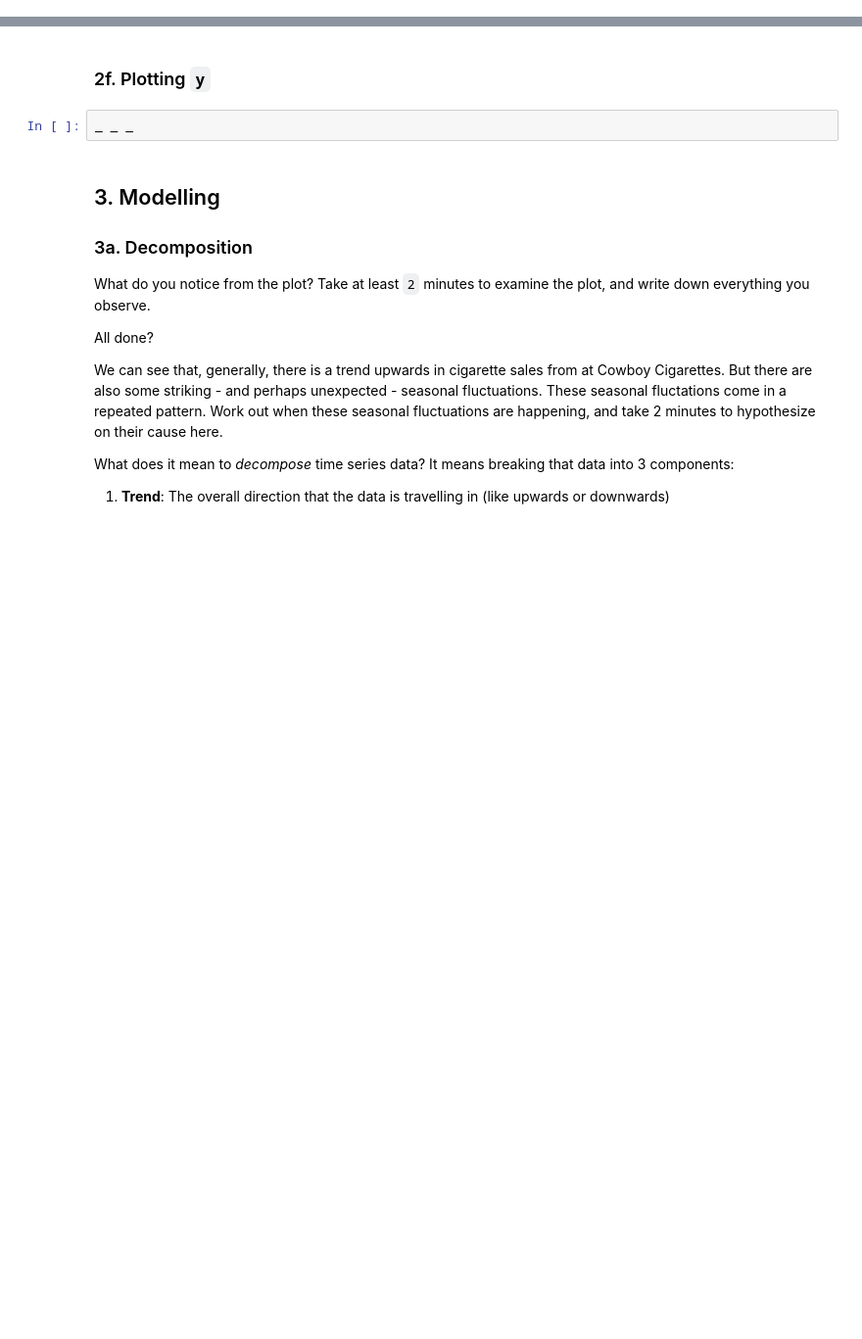
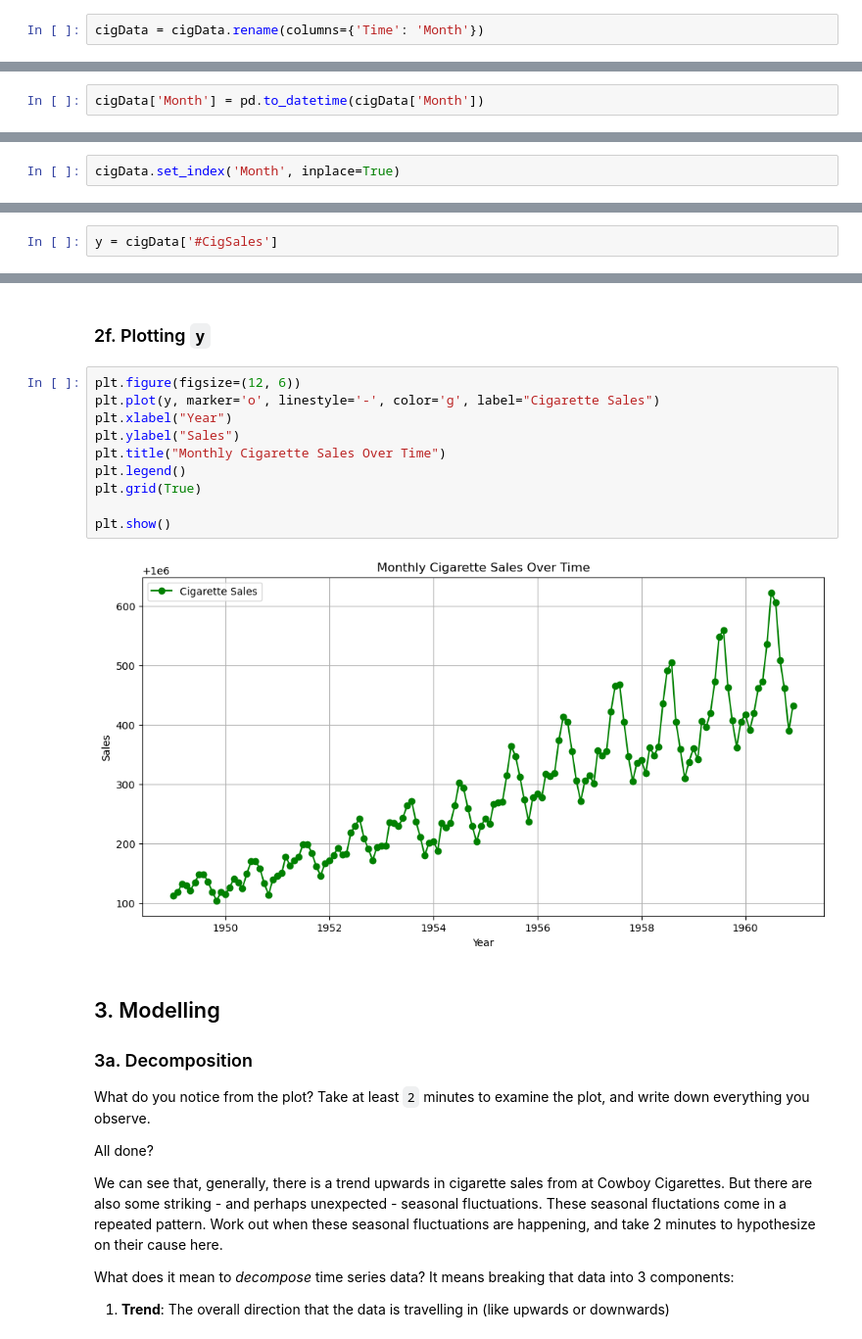
Before and after one commit to bonisadar/Data-Science-bootcamp, a Jupyter notebook: Cowboys&CigrettesCaseStudy/Cowboy Cigarettes Case Study - Tier 3.ipynb, the cells around one changed output, grey strips where cells are left out. Shown at 98% size. Saved outputs shown, nothing was run; the diff lists cells and outputs as text; blank space fills up the shorter version.

```diff
--- a/Cowboys&CigrettesCaseStudy/Cowboy Cigarettes Case Study - Tier 3.ipynb
+++ b/Cowboys&CigrettesCaseStudy/Cowboy Cigarettes Case Study - Tier 3.ipynb
@@ -109,2 +136,4 @@ _ _ _
+# %%
+cigData = cigData.rename(columns={'Time': 'Month'})
 # %% [markdown]
 Call a head() to check this has worked.
@@ -122,0 +155,2 @@ _ _ _
+# %%
+cigData['Month'] = pd.to_datetime(cigData['Month'])
@@ -122,0 +163,2 @@ _ _ _
+# %%
+cigData.set_index('Month', inplace=True)
@@ -133,2 +184,4 @@ _ _ _
+# %%
+y = cigData['#CigSales']
 # %% [markdown]
 Check the type of our new variable.
@@ -144,8 +209,18 @@ _ _ _
 Try visualizing the data. A simple `matplotlib` plot should do the trick.
 # %% [markdown]
 ### 2f. Plotting `y`
-# %%
-_ _ _
+# %%
+plt.figure(figsize=(12, 6))
+plt.plot(y, marker='o', linestyle='-', color='g', label="Cigarette Sales")
+plt.xlabel("Year")
+plt.ylabel("Sales")
+plt.title("Monthly Cigarette Sales Over Time")
+plt.legend()
+plt.grid(True)
+
+plt.show()
+# %% [output]
+[figure, added]
 # %% [markdown]
 ## 3. Modelling
 ### 3a. Decomposition
```
Also changed, not shown: parts of 49 cells of this notebook.
